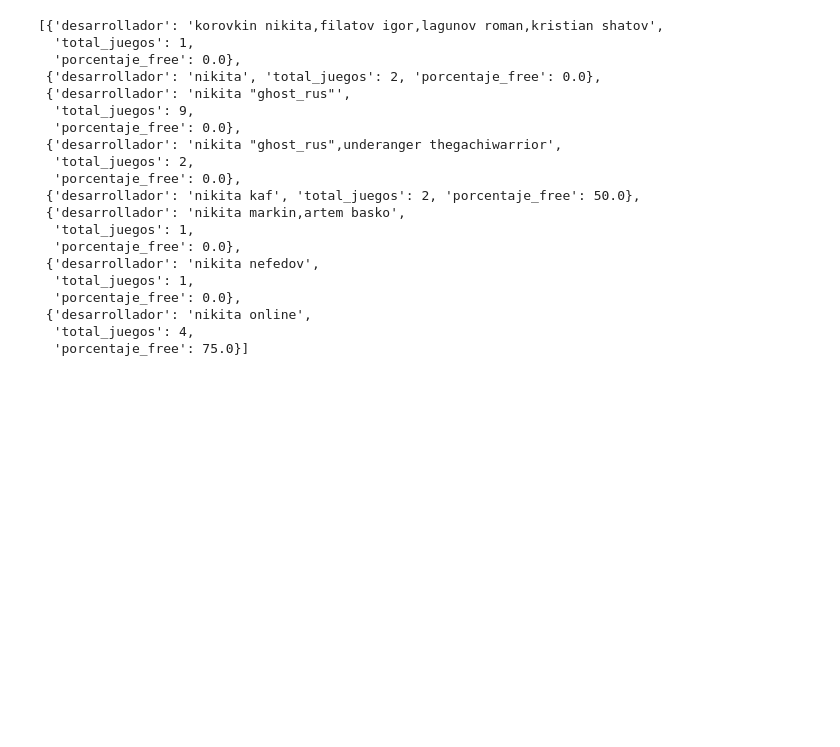
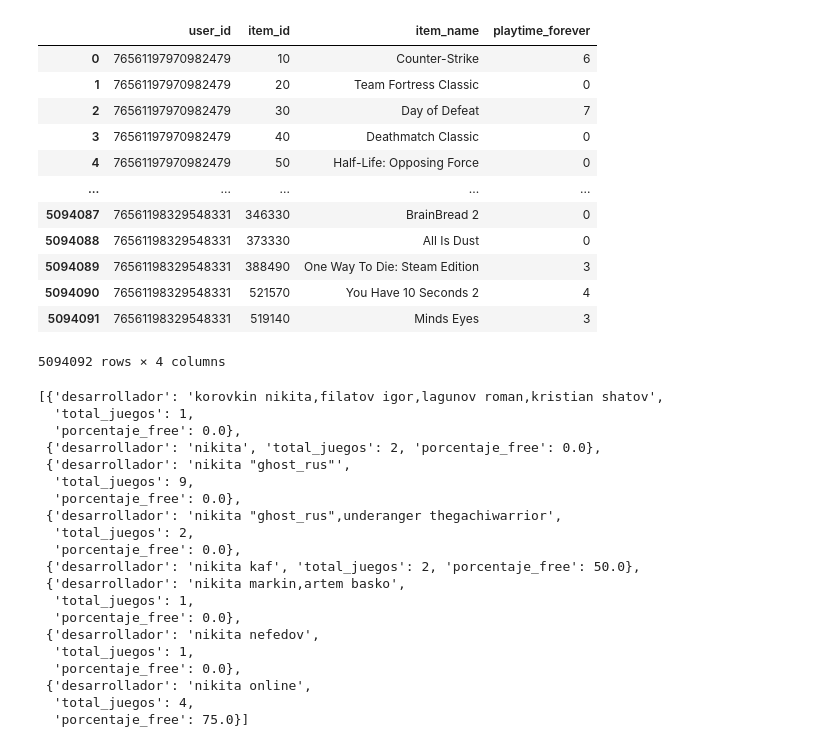
Before and after one commit to vanesalinas/HenryPI_MLOps, a Jupyter notebook: funciones.ipynb, the cells around one changed output. Drawn from its saved outputs; the diff is of its cells as text; code cells hidden in the pictures; blank space fills up the shorter version.

```diff
--- a/funciones.ipynb
+++ b/funciones.ipynb
@@ -50,5 +5,0 @@ except ValueError as e:
-# %%
-try:
-    df_user_items = pd.read_json('./Datasets/clean_user_items.json', lines=True)
-except ValueError as e:
-    print(f"Error al leer el archivo JSON: {e}")
@@ -55,3 +50,25 @@ except ValueError as e:
+# %%
+# Descomprimir el archivo JSON usando gzip y cargar los datos en un DataFrame
+with gzip.open('/content/clean_user_items.json.gz', "rb") as archivo_comprimido:
+    # Cargar los datos JSON
+    df_user_items = pd.read_json(archivo_comprimido, lines=True)
+
+# Mostrar el DataFrame
+df_user_items
+# %% [output]
+|  | user_id | item_id | item_name | playtime_forever |
+| 0 | 76561197970982479 | 10 | Counter-Strike | 6 |
+| 1 | 76561197970982479 | 20 | Team Fortress Classic | 0 |
+| 2 | 76561197970982479 | 30 | Day of Defeat | 7 |
+| 3 | 76561197970982479 | 40 | Deathmatch Classic | 0 |
+| 4 | 76561197970982479 | 50 | Half-Life: Opposing Force | 0 |
+| ... | ... | ... | ... | ... |
+| 5094087 | 76561198329548331 | 346330 | BrainBread 2 | 0 |
+| 5094088 | 76561198329548331 | 373330 | All Is Dust | 0 |
+| 5094089 | 76561198329548331 | 388490 | One Way To Die: Steam Edition | 3 |
+| 5094090 | 76561198329548331 | 521570 | You Have 10 Seconds 2 | 4 |
+| 5094091 | 76561198329548331 | 519140 | Minds Eyes | 3 |
+5094092 rows × 4 columns
 # %%
 def developer( desarrollador : str ):
     #Transformar la columna "developer" y "price" en str en letra minuscula
```
Also changed, not shown: parts of 10 cells of this notebook.
